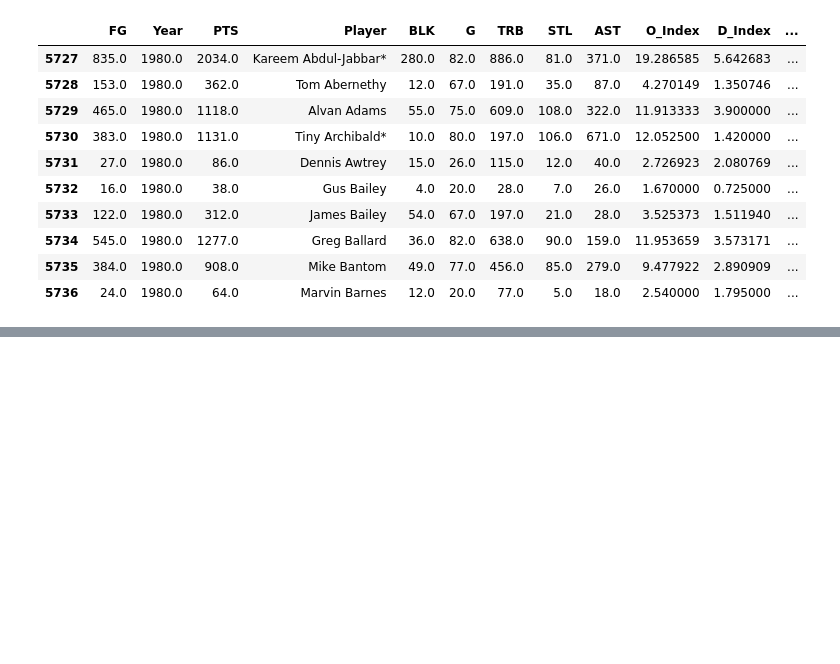
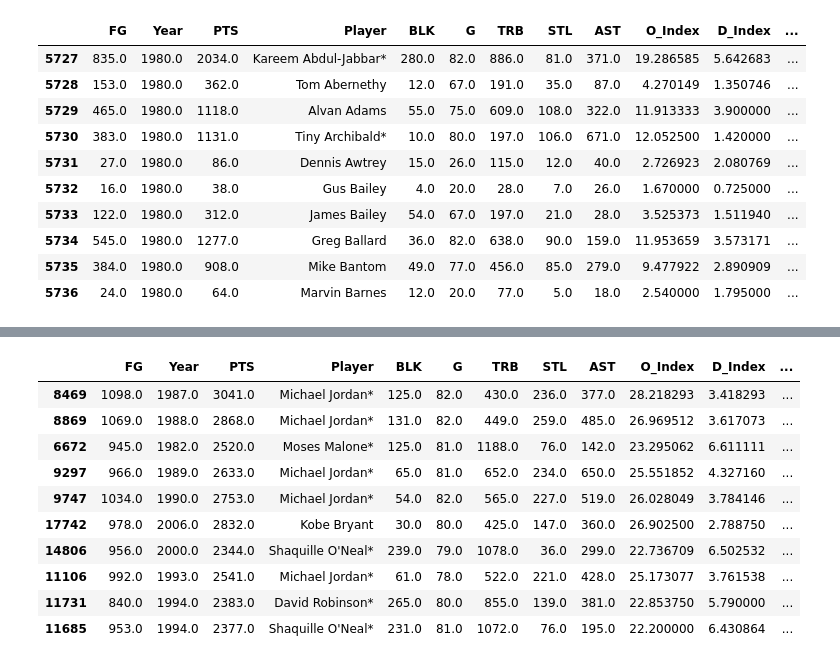
Before and after one commit to puglord88/Purple_Team_Project_1, a Jupyter notebook: NBA DATA CLEAN.ipynb, the cells around one changed output, grey strips where cells are left out. Drawn from its saved outputs; the diff is of its cells as text; code cells hidden in the pictures; blank space fills up the shorter version.

```diff
--- a/NBA DATA CLEAN.ipynb
+++ b/NBA DATA CLEAN.ipynb
@@ -326,0 +497,15 @@ df_2010.head()
+# %%
+#10 highest overall index years
+df_2010.nlargest(10, ['Overall_Index'])
+# %% [output]
+|  | FG | Year | PTS | Player | BLK | G | TRB | STL | AST | O_Index | D_Index | ... |
+| 8469 | 1098.0 | 1987.0 | 3041.0 | Michael Jordan* | 125.0 | 82.0 | 430.0 | 236.0 | 377.0 | 28.218293 | 3.418293 | ... |
+| 8869 | 1069.0 | 1988.0 | 2868.0 | Michael Jordan* | 131.0 | 82.0 | 449.0 | 259.0 | 485.0 | 26.969512 | 3.617073 | ... |
+| 6672 | 945.0 | 1982.0 | 2520.0 | Moses Malone* | 125.0 | 81.0 | 1188.0 | 76.0 | 142.0 | 23.295062 | 6.611111 | ... |
+| 9297 | 966.0 | 1989.0 | 2633.0 | Michael Jordan* | 65.0 | 81.0 | 652.0 | 234.0 | 650.0 | 25.551852 | 4.327160 | ... |
+| 9747 | 1034.0 | 1990.0 | 2753.0 | Michael Jordan* | 54.0 | 82.0 | 565.0 | 227.0 | 519.0 | 26.028049 | 3.784146 | ... |
+| 17742 | 978.0 | 2006.0 | 2832.0 | Kobe Bryant | 30.0 | 80.0 | 425.0 | 147.0 | 360.0 | 26.902500 | 2.788750 | ... |
+| 14806 | 956.0 | 2000.0 | 2344.0 | Shaquille O'Neal* | 239.0 | 79.0 | 1078.0 | 36.0 | 299.0 | 22.736709 | 6.502532 | ... |
+| 11106 | 992.0 | 1993.0 | 2541.0 | Michael Jordan* | 61.0 | 78.0 | 522.0 | 221.0 | 428.0 | 25.173077 | 3.761538 | ... |
+| 11731 | 840.0 | 1994.0 | 2383.0 | David Robinson* | 265.0 | 80.0 | 855.0 | 139.0 | 381.0 | 22.853750 | 5.790000 | ... |
+| 11685 | 953.0 | 1994.0 | 2377.0 | Shaquille O'Neal* | 231.0 | 81.0 | 1072.0 | 76.0 | 195.0 | 22.200000 | 6.430864 | ... |
```
Also changed, not shown: parts of 13 cells of this notebook.
